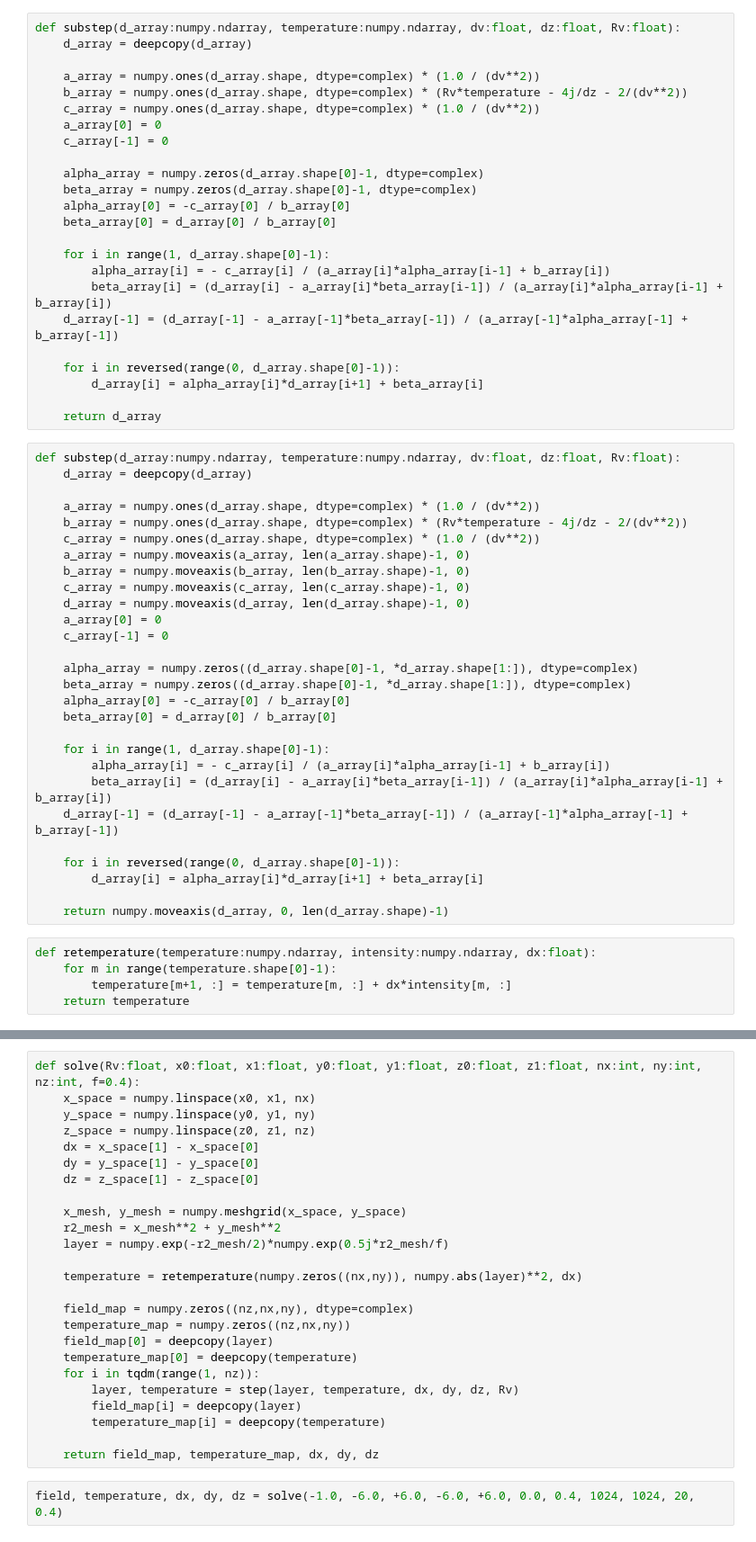
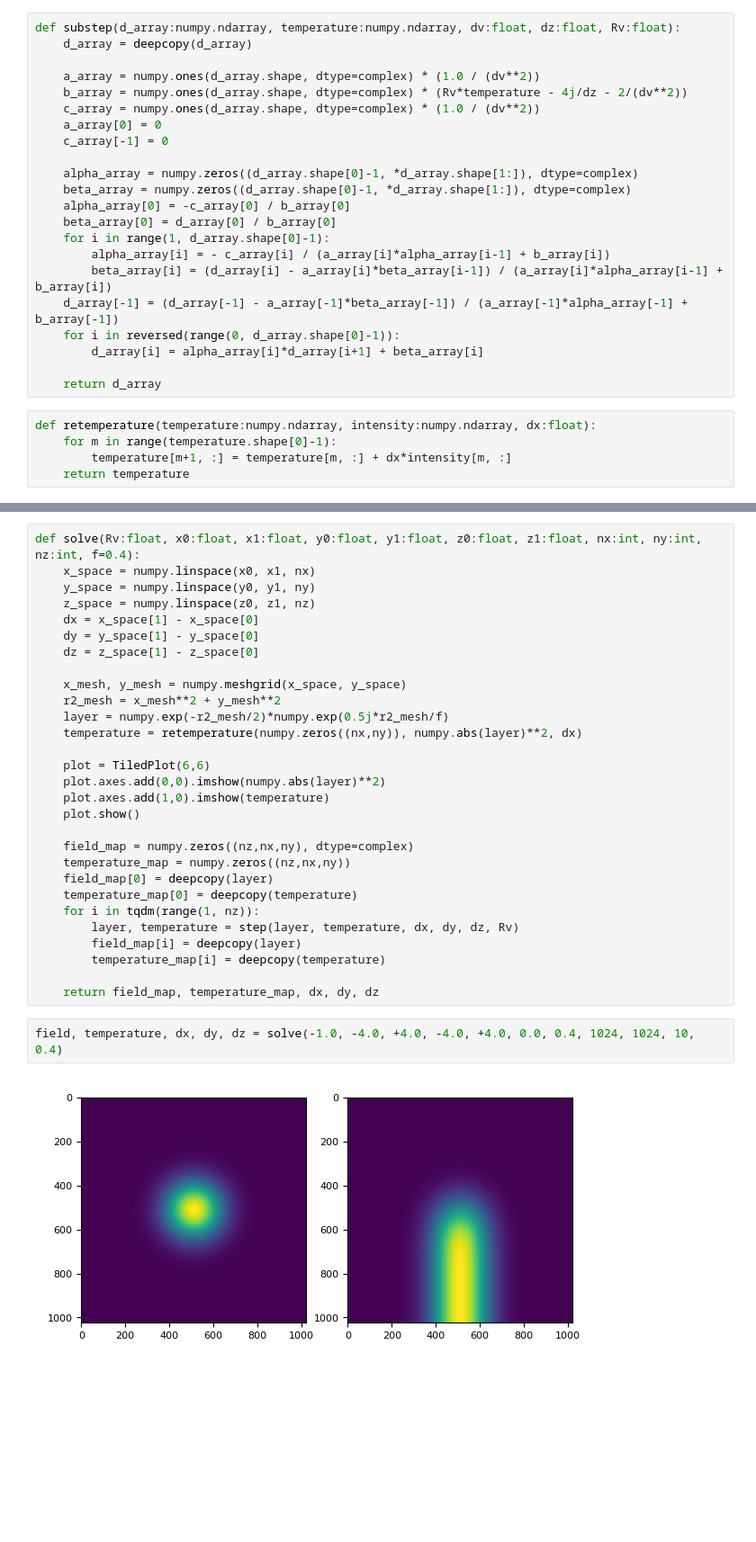
Before and after one commit to Belashov641618/NumericalsMSU, a Jupyter notebook: notebooks/Homework4.ipynb, the cells around one changed output, grey strips where cells are left out. Shown at 90% size. Saved outputs shown, nothing was run; the diff lists cells and outputs as text; blank space fills up the shorter version.

```diff
--- a/notebooks/Homework4.ipynb
+++ b/notebooks/Homework4.ipynb
@@ -16,48 +16,18 @@ def substep(d_array:numpy.ndarray, temperature:numpy.ndarray, dv:float, dz:float
     a_array[0] = 0
     c_array[-1] = 0
 
-    alpha_array = numpy.zeros(d_array.shape[0]-1, dtype=complex)
-    beta_array = numpy.zeros(d_array.shape[0]-1, dtype=complex)
+    alpha_array = numpy.zeros((d_array.shape[0]-1, *d_array.shape[1:]), dtype=complex)
+    beta_array = numpy.zeros((d_array.shape[0]-1, *d_array.shape[1:]), dtype=complex)
     alpha_array[0] = -c_array[0] / b_array[0]
     beta_array[0] = d_array[0] / b_array[0]
-
     for i in range(1, d_array.shape[0]-1):
         alpha_array[i] = - c_array[i] / (a_array[i]*alpha_array[i-1] + b_array[i])
         beta_array[i] = (d_array[i] - a_array[i]*beta_array[i-1]) / (a_array[i]*alpha_array[i-1] + b_array[i])
     d_array[-1] = (d_array[-1] - a_array[-1]*beta_array[-1]) / (a_array[-1]*alpha_array[-1] + b_array[-1])
-
     for i in reversed(range(0, d_array.shape[0]-1)):
         d_array[i] = alpha_array[i]*d_array[i+1] + beta_array[i]
 
     return d_array
-# %%
-def substep(d_array:numpy.ndarray, temperature:numpy.ndarray, dv:float, dz:float, Rv:float):
-    d_array = deepcopy(d_array)
-
-    a_array = numpy.ones(d_array.shape, dtype=complex) * (1.0 / (dv**2))
-    b_array = numpy.ones(d_array.shape, dtype=complex) * (Rv*temperature - 4j/dz - 2/(dv**2))
-    c_array = numpy.ones(d_array.shape, dtype=complex) * (1.0 / (dv**2))
-    a_array = numpy.moveaxis(a_array, len(a_array.shape)-1, 0)
-    b_array = numpy.moveaxis(b_array, len(b_array.shape)-1, 0)
-    c_array = numpy.moveaxis(c_array, len(c_array.shape)-1, 0)
-    d_array = numpy.moveaxis(d_array, len(d_array.shape)-1, 0)
-    a_array[0] = 0
-    c_array[-1] = 0
-
-    alpha_array = numpy.zeros((d_array.shape[0]-1, *d_array.shape[1:]), dtype=complex)
-    beta_array = numpy.zeros((d_array.shape[0]-1, *d_array.shape[1:]), dtype=complex)
-    alpha_array[0] = -c_array[0] / b_array[0]
-    beta_array[0] = d_array[0] / b_array[0]
-
-    for i in range(1, d_array.shape[0]-1):
-        alpha_array[i] = - c_array[i] / (a_array[i]*alpha_array[i-1] + b_array[i])
-        beta_array[i] = (d_array[i] - a_array[i]*beta_array[i-1]) / (a_array[i]*alpha_array[i-1] + b_array[i])
-    d_array[-1] = (d_array[-1] - a_array[-1]*beta_array[-1]) / (a_array[-1]*alpha_array[-1] + b_array[-1])
-
-    for i in reversed(range(0, d_array.shape[0]-1)):
-        d_array[i] = alpha_array[i]*d_array[i+1] + beta_array[i]
-
-    return numpy.moveaxis(d_array, 0, len(d_array.shape)-1)
 # %%
 def retemperature(temperature:numpy.ndarray, intensity:numpy.ndarray, dx:float):
     for m in range(temperature.shape[0]-1):
@@ -130,8 +93,12 @@ def solve(Rv:float, x0:float, x1:float, y0:float, y1:float, z0:float, z1:float,
     x_mesh, y_mesh = numpy.meshgrid(x_space, y_space)
     r2_mesh = x_mesh**2 + y_mesh**2
     layer = numpy.exp(-r2_mesh/2)*numpy.exp(0.5j*r2_mesh/f)
+    temperature = retemperature(numpy.zeros((nx,ny)), numpy.abs(layer)**2, dx)
 
-    temperature = retemperature(numpy.zeros((nx,ny)), numpy.abs(layer)**2, dx)
+    plot = TiledPlot(6,6)
+    plot.axes.add(0,0).imshow(numpy.abs(layer)**2)
+    plot.axes.add(1,0).imshow(temperature)
+    plot.show()
 
     field_map = numpy.zeros((nz,nx,ny), dtype=complex)
     temperature_map = numpy.zeros((nz,nx,ny))
@@ -144,5 +111,7 @@ def solve(Rv:float, x0:float, x1:float, y0:float, y1:float, z0:float, z1:float,
 
     return field_map, temperature_map, dx, dy, dz
 # %%
-field, temperature, dx, dy, dz = solve(-1.0, -6.0, +6.0, -6.0, +6.0, 0.0, 0.4, 1024, 1024, 20, 0.4)
+field, temperature, dx, dy, dz = solve(-1.0, -4.0, +4.0, -4.0, +4.0, 0.0, 0.4, 1024, 1024, 10, 0.4)
+# %% [output]
+[figure, added]
 # %%
```
Also changed, not shown: parts of 5 cells of this notebook.
